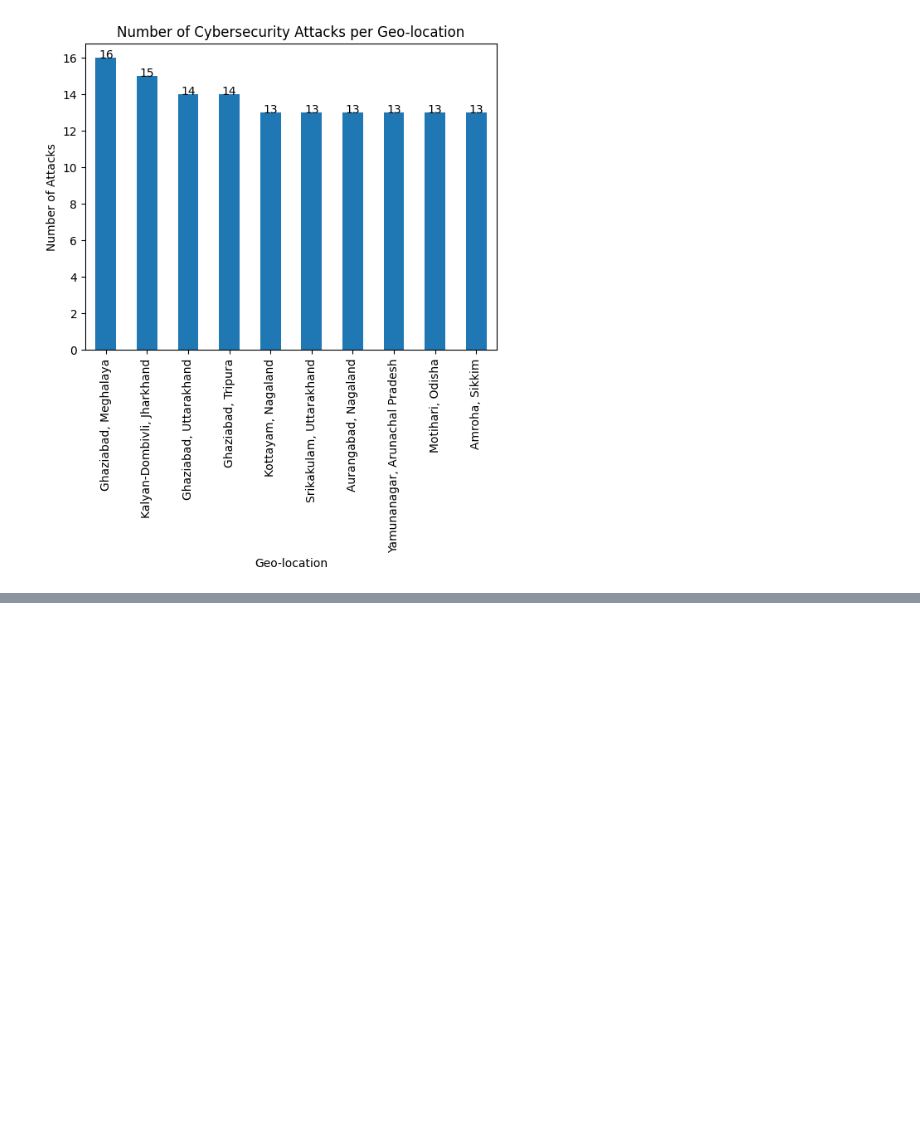
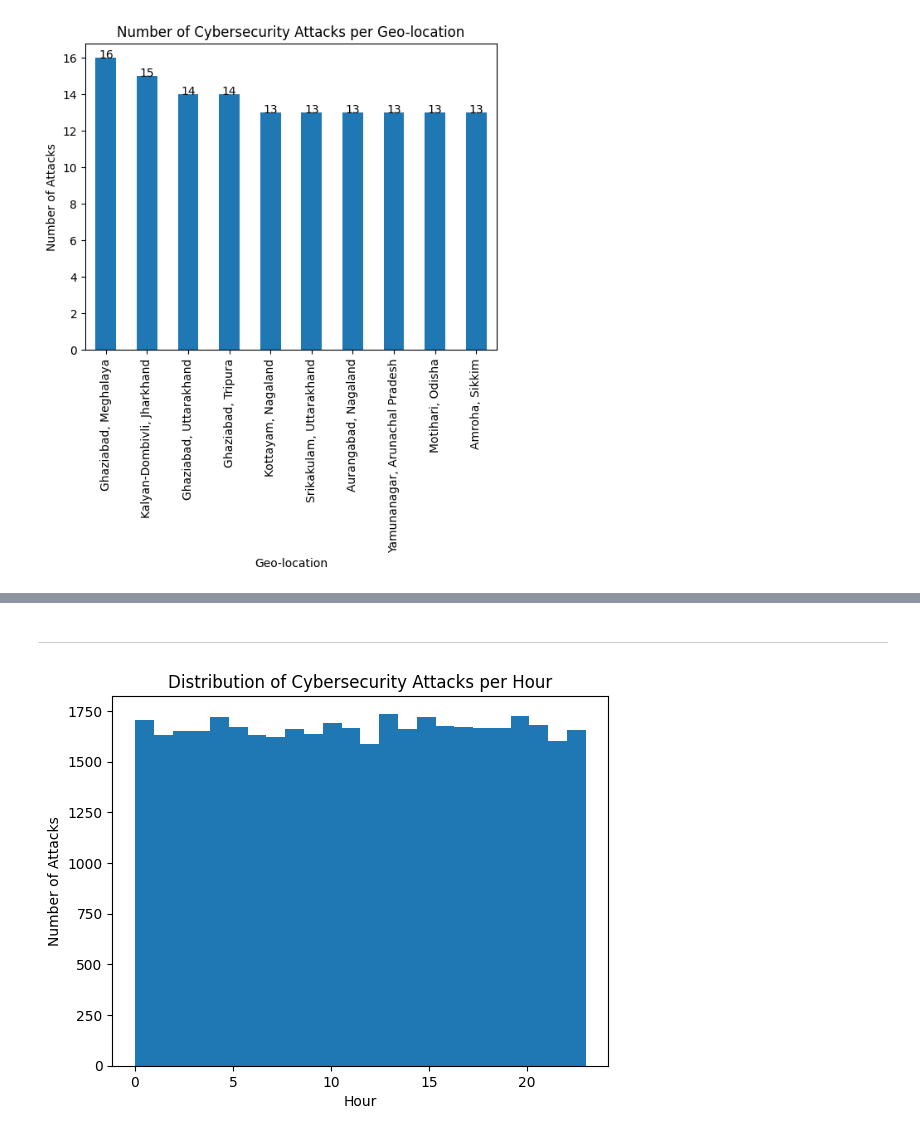
Before and after one commit to AbdulazizJabri/DataAnalysisProject-SP24, a Jupyter notebook: 134563_134362.ipynb, the cells around one changed output, grey strips where cells are left out. Cells and saved outputs as stored; diff of their text form; code cells hidden in the pictures; blank space fills up the shorter version.

```diff
--- a/134563_134362.ipynb
+++ b/134563_134362.ipynb
@@ -183,0 +179,11 @@ plt.show()
+# %% [markdown]
+---
+# %%
+data['Timestamp'] = pd.to_datetime(data['Timestamp'])
+data['Timestamp'].dt.hour.plot(kind='hist', bins=24)
+plt.title('Distribution of Cybersecurity Attacks per Hour')
+plt.xlabel('Hour')
+plt.ylabel('Number of Attacks')
+plt.show()
+# %% [output]
+[figure, added]
```
Also changed, not shown: parts of 6 cells of this notebook.
